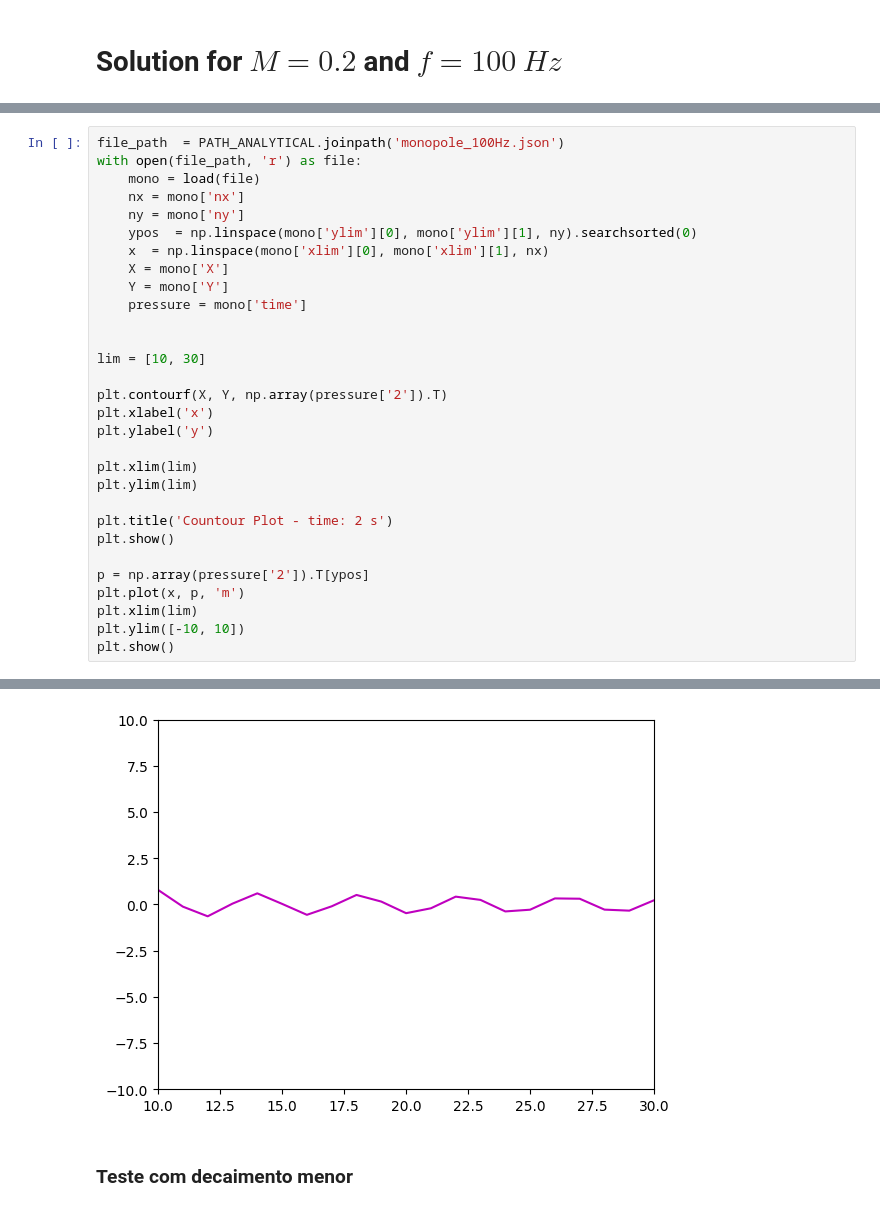
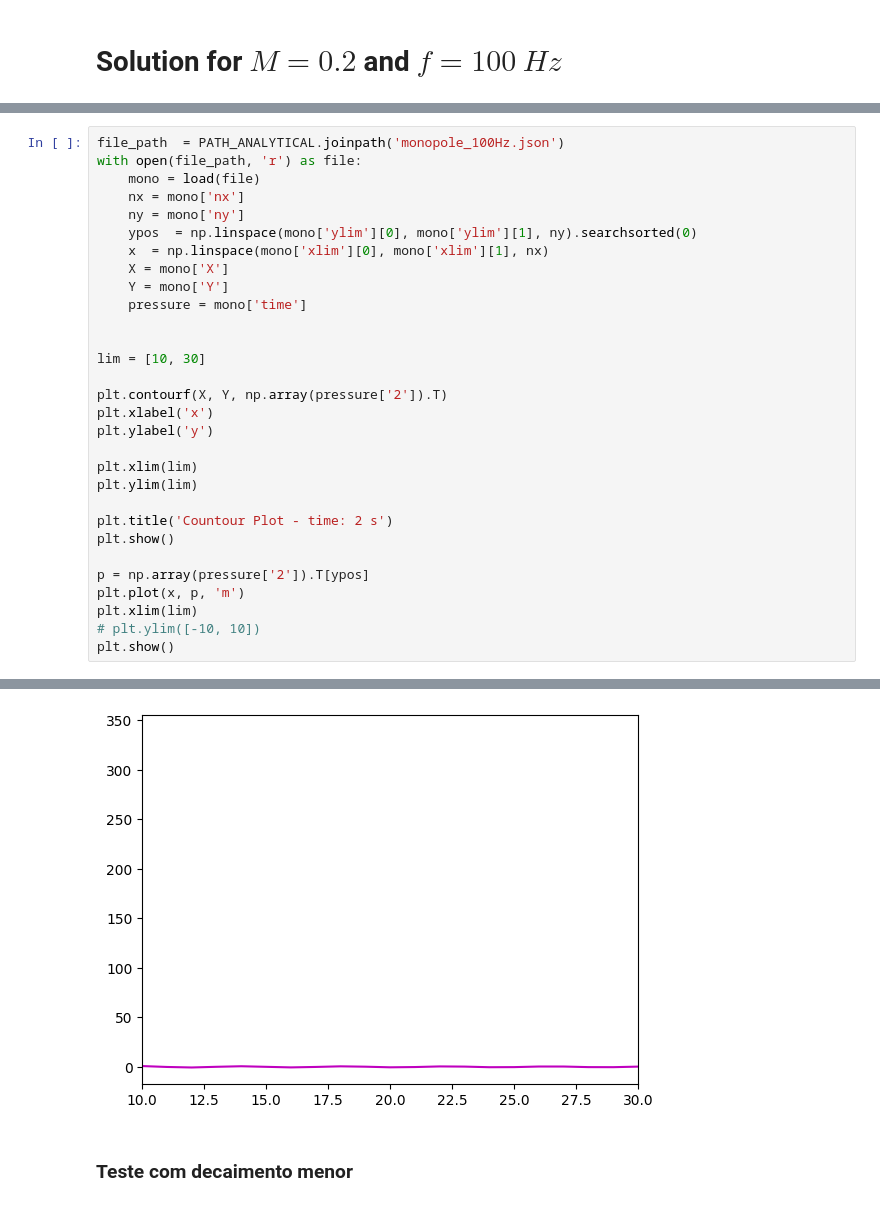
Before and after one commit to Widmark-Kaue/Aeroacoustics-Monopole-Errors, a Jupyter notebook: scripts/analyticalSolutions.ipynb, the cells around one changed output, grey strips where cells are left out. Drawn from its saved outputs; the diff is of its cells as text.

```diff
--- a/scripts/analyticalSolutions.ipynb
+++ b/scripts/analyticalSolutions.ipynb
@@ -109,35 +109,35 @@ monopoleFlowSy(
 file_path  = PATH_ANALYTICAL.joinpath('monopole_100Hz.json')
 with open(file_path, 'r') as file:
     mono = load(file)
     nx = mono['nx']
     ny = mono['ny']
     ypos  = np.linspace(mono['ylim'][0], mono['ylim'][1], ny).searchsorted(0)
     x  = np.linspace(mono['xlim'][0], mono['xlim'][1], nx)
     X = mono['X']
     Y = mono['Y']
     pressure = mono['time']
 
 
 lim = [10, 30]
 
 plt.contourf(X, Y, np.array(pressure['2']).T)
 plt.xlabel('x')
 plt.ylabel('y')
 
 plt.xlim(lim)
 plt.ylim(lim)
 
 plt.title('Countour Plot - time: 2 s')
 plt.show()
 
 p = np.array(pressure['2']).T[ypos]
 plt.plot(x, p, 'm')
 plt.xlim(lim)
-plt.ylim([-10, 10])
+# plt.ylim([-10, 10])
 plt.show()
 # %% [output]
 [figure]
-[figure, old version]
+[figure, new version]
 # %% [markdown]
 ### Teste com decaimento menor
 # %%
```
Also changed, not shown: 12 other files.
